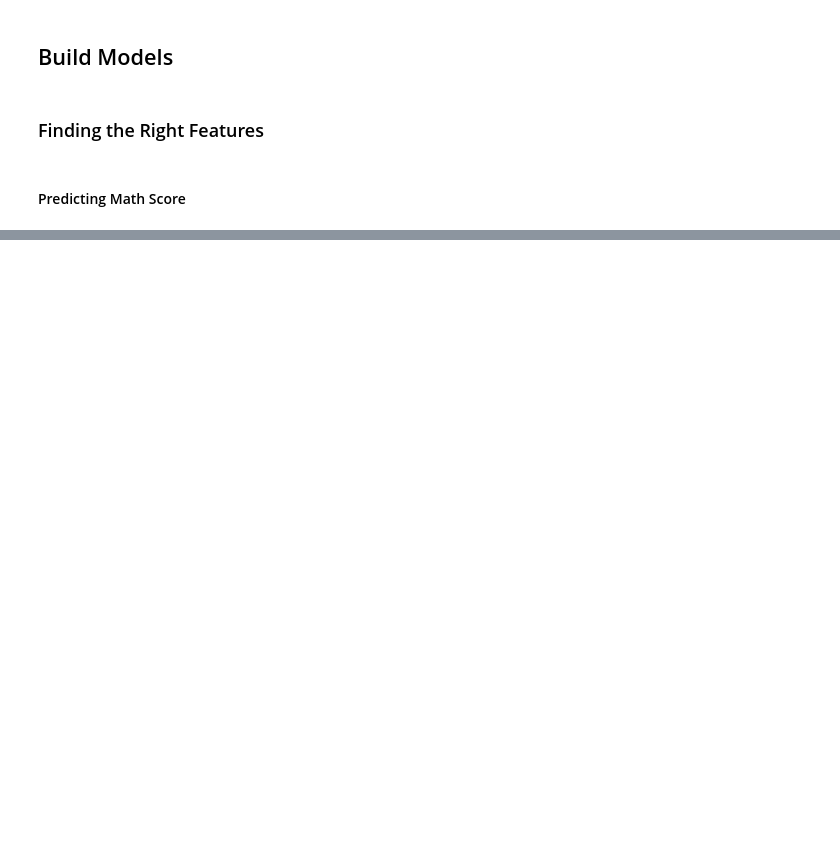
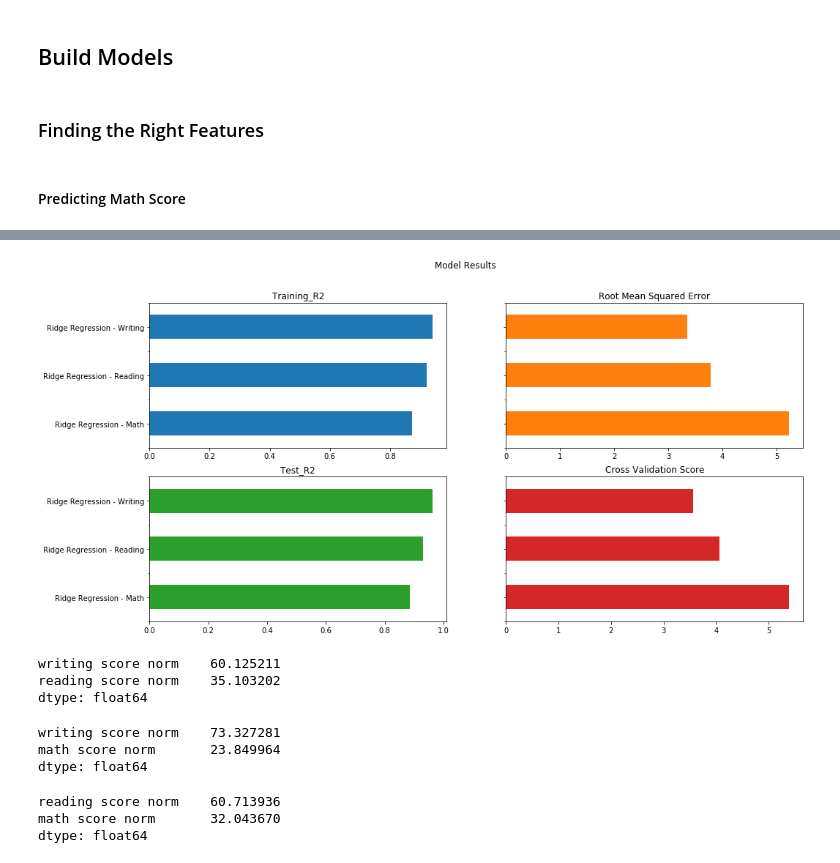
Before and after one commit to albert-ntiri/student_performance, a Jupyter notebook: Student_Performance_Models.ipynb, the cells around one changed output, grey strips where cells are left out. Cells and saved outputs as stored; diff of their text form; code cells hidden in the pictures; blank space fills up the shorter version.

```diff
--- a/Student_Performance_Models.ipynb
+++ b/Student_Performance_Models.ipynb
@@ -420,0 +460,16 @@ model_compare
+# %%
+# Run whole model process for production model.
+
+prod_models = pd.DataFrame(columns=['Training_R2', 'Test_R2', 'Root Mean Squared Error', 'Cross Validation Score'])
+
+ridge_m = Model(ridge_reg, model_data.data, (experimental_features1m + experimental_features2), math_target, 'Ridge Regression - Math')
+ridge_m.build_model(prod_models)
+ridge_m.cross_validate(4, prod_models)
+
+ridge_r = Model(ridge_reg, model_data.data, (experimental_features1r + experimental_features2), reading_target, 'Ridge Regression - Reading')
+ridge_r.build_model(prod_models)
+ridge_r.cross_validate(4, prod_models)
+
+ridge_w = Model(ridge_reg, model_data.data, (experimental_features1w + experimental_features2), writing_target, 'Ridge Regression - Writing')
+ridge_w.build_model(prod_models)
+ridge_w.cross_validate(4, prod_models)
@@ -420,0 +483,28 @@ model_compare
+# %%
+# Graph model results
+prod_models.iloc[:,[0,2,1,3]].plot.barh(subplots=True, layout=(2,2), figsize=(16,8), sharex=False,
+                                        sharey=True, legend=False, title='Model Results')
+plt.savefig('charts/final_model_results.jpg')
+# %% [output]
+[figure, added]
+# %%
+# Display coefficients of math model.
+ridge_m.get_coefficients().head(2)
+# %% [output]
+writing score norm    60.125211
+reading score norm    35.103202
+dtype: float64
+# %%
+# Display coefficients of reading model.
+ridge_r.get_coefficients().head(2)
+# %% [output]
+writing score norm    73.327281
+math score norm       23.849964
+dtype: float64
+# %%
+# Display coefficients of writing model.
+ridge_w.get_coefficients().head(2)
+# %% [output]
+reading score norm    60.713936
+math score norm       32.043670
+dtype: float64
```
Also changed, not shown: parts of 43 cells of this notebook, 5 other files.
